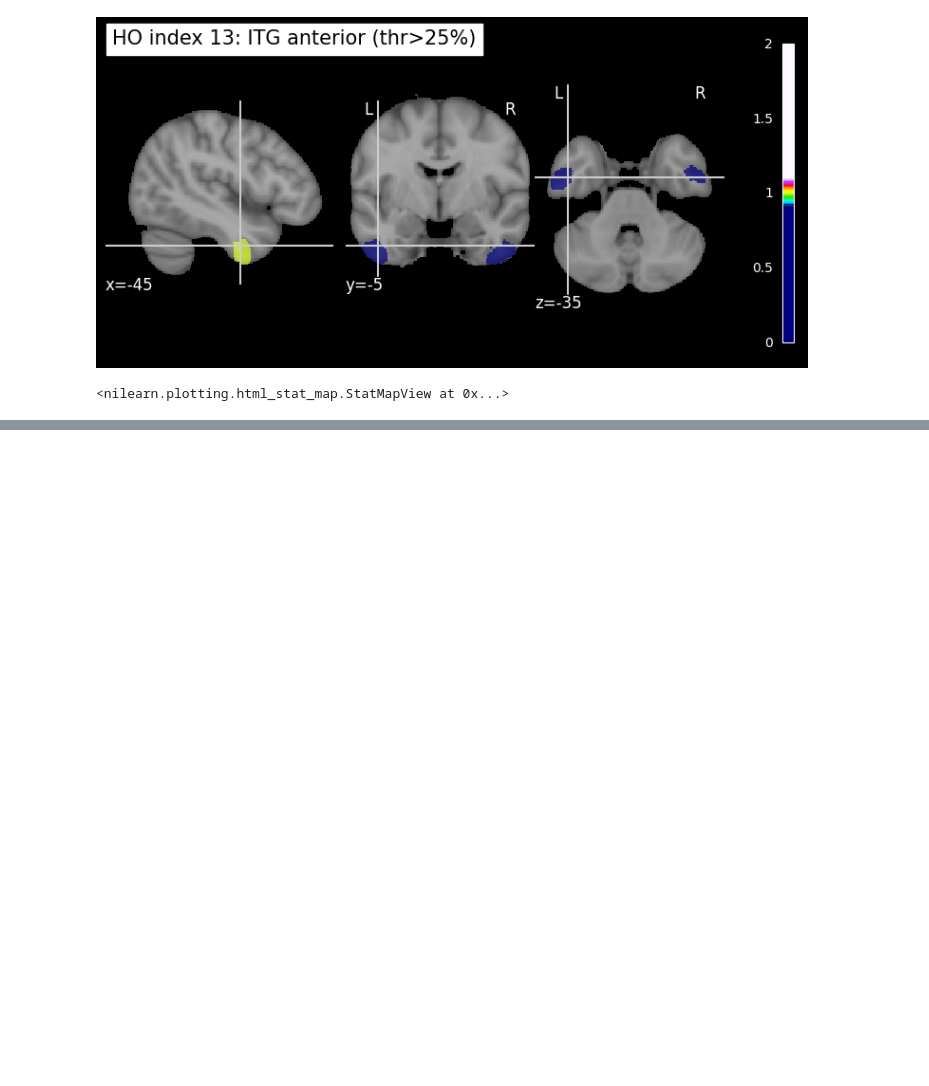
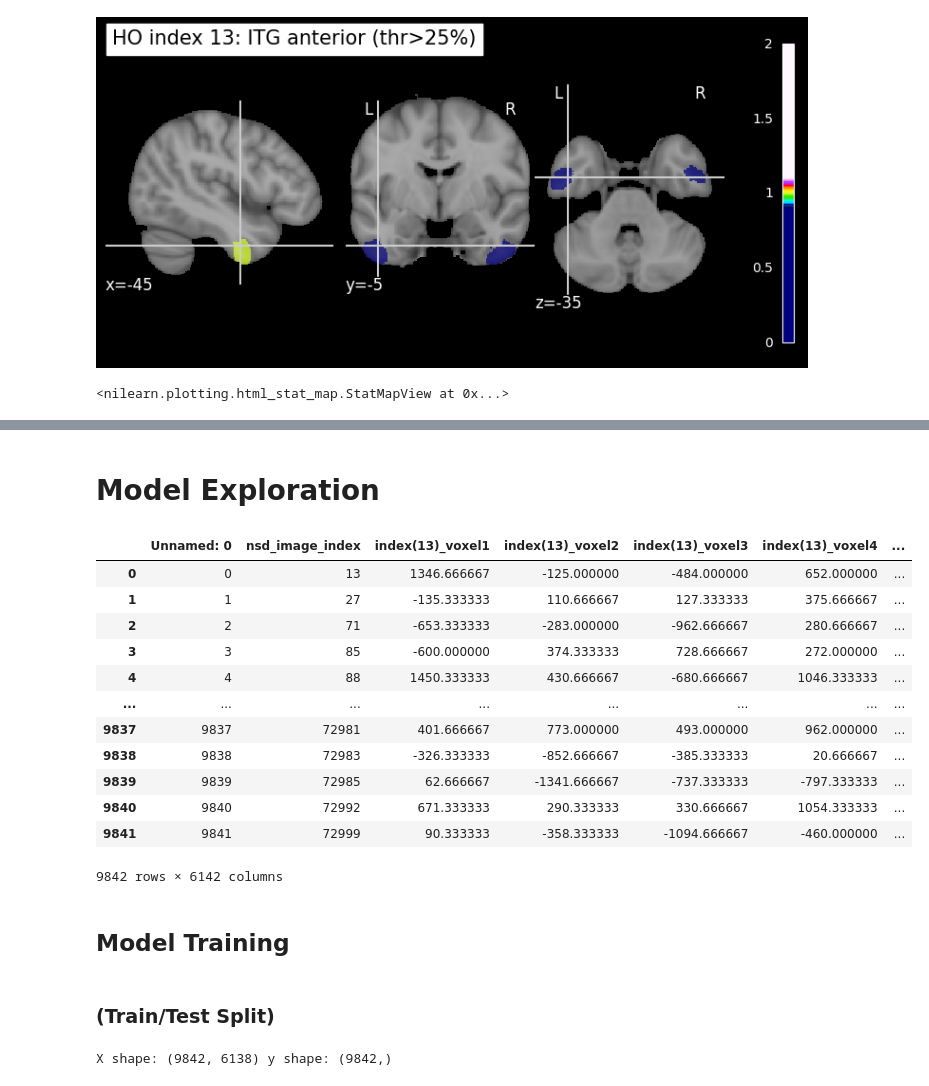
Before and after one commit to ztxxkaty/fMRI, a Jupyter notebook: fMRI(IT)2FM.ipynb, the cells around one changed output, grey strips where cells are left out. Saved outputs shown, nothing was run; the diff lists cells and outputs as text; code cells hidden in the pictures; blank space fills up the shorter version.

```diff
--- a/fMRI(IT)2FM.ipynb
+++ b/fMRI(IT)2FM.ipynb
@@ -483,0 +755,25 @@ ParserError: Error tokenizing data. C error: Calling read(nbytes) on source fail
+# %% [markdown]
+# Model Exploration
+# %%
+import os
+import pandas as pd
+
+ROOT_DIR = '/project/wilma/katyzhang/fMRI'
+csv_clean_path = os.path.join(ROOT_DIR, "preprocessing/ITG_H025_MNI/sub01/sub01_MNI_images_clean_13.csv")
+
+df_clean = pd.read_csv(csv_clean_path)
+df_clean
+# %% [output]
+|  | Unnamed: 0 | nsd_image_index | index(13)_voxel1 | index(13)_voxel2 | index(13)_voxel3 | index(13)_voxel4 | ... |
+| 0 | 0 | 13 | 1346.666667 | -125.000000 | -484.000000 | 652.000000 | ... |
+| 1 | 1 | 27 | -135.333333 | 110.666667 | 127.333333 | 375.666667 | ... |
+| 2 | 2 | 71 | -653.333333 | -283.000000 | -962.666667 | 280.666667 | ... |
+| 3 | 3 | 85 | -600.000000 | 374.333333 | 728.666667 | 272.000000 | ... |
+| 4 | 4 | 88 | 1450.333333 | 430.666667 | -680.666667 | 1046.333333 | ... |
+| ... | ... | ... | ... | ... | ... | ... | ... |
+| 9837 | 9837 | 72981 | 401.666667 | 773.000000 | 493.000000 | 962.000000 | ... |
+| 9838 | 9838 | 72983 | -326.333333 | -852.666667 | -385.333333 | 20.666667 | ... |
+| 9839 | 9839 | 72985 | 62.666667 | -1341.666667 | -737.333333 | -797.333333 | ... |
+| 9840 | 9840 | 72992 | 671.333333 | 290.333333 | 330.666667 | 1054.333333 | ... |
+| 9841 | 9841 | 72999 | 90.333333 | -358.333333 | -1094.666667 | -460.000000 | ... |
+9842 rows × 6142 columns
@@ -483,0 +796,22 @@ ParserError: Error tokenizing data. C error: Calling read(nbytes) on source fail
+# %% [markdown]
+## Model Training
+# %% [markdown]
+### (Train/Test Split)
+# %%
+import pandas as pd
+from sklearn.model_selection import train_test_split, KFold, GridSearchCV
+
+TARGET_COL = "memorability"
+ID_COL = "nsd_image_index"
+
+# get data
+voxel_cols = [c for c in df_clean.columns if "voxel" in c]  # robust fallback
+assert TARGET_COL in df_clean.columns, "memorability column missing"
+assert len(voxel_cols) > 0, "No voxel columns found. Adjust voxel_cols selection."
+
+X = df_clean[voxel_cols].to_numpy(dtype=np.float32)
+y = df_clean[TARGET_COL].to_numpy(dtype=np.float32)
+
+print("X shape:", X.shape, "y shape:", y.shape)
+# %% [output]
+X shape: (9842, 6138) y shape: (9842,)
```
Also changed, not shown: parts of 57 cells of this notebook.
